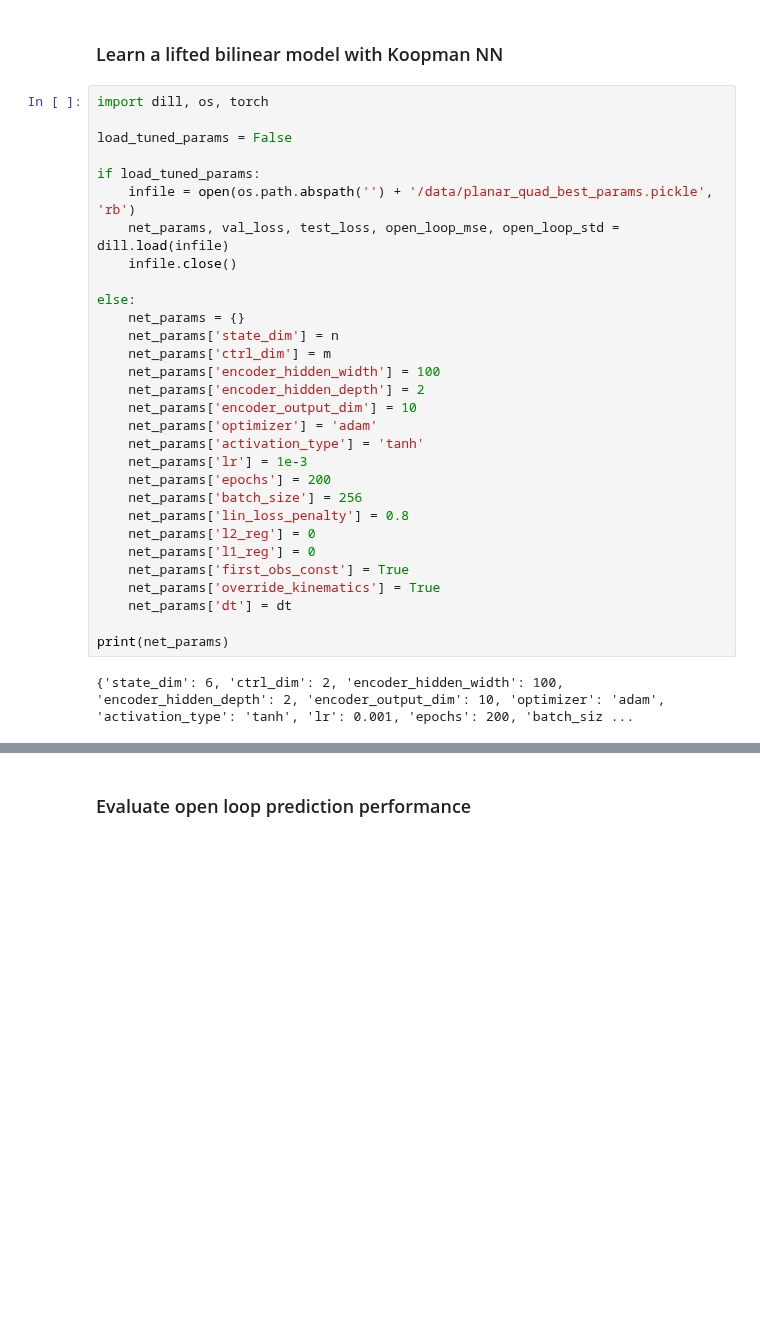
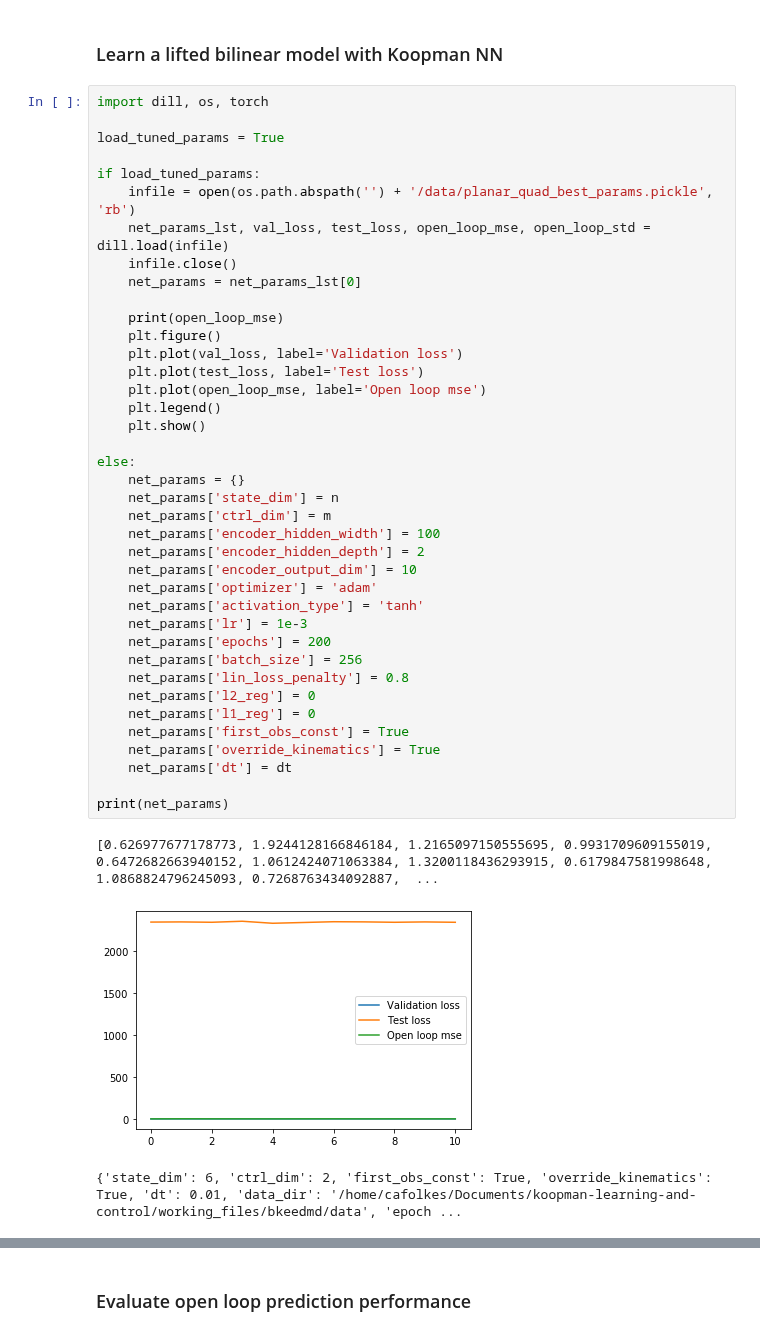
Before and after one commit to Cafolkes/koopman_learning_and_control, a Jupyter notebook: working_files/bkeedmd/planar_quadrotor_learning_mpc_nn.ipynb, the cells around one changed output, grey strips where cells are left out. Cells and saved outputs as stored; diff of their text form; blank space fills up the shorter version.

```diff
--- a/working_files/bkeedmd/planar_quadrotor_learning_mpc_nn.ipynb
+++ b/working_files/bkeedmd/planar_quadrotor_learning_mpc_nn.ipynb
@@ -342,35 +342,46 @@ $\alpha$ bilinear EDMD:  7.23291222610321e-05
 # %%
 import dill, os, torch
 
-load_tuned_params = False
+load_tuned_params = True
 
 if load_tuned_params:
     infile = open(os.path.abspath('') + '/data/planar_quad_best_params.pickle', 'rb')
-    net_params, val_loss, test_loss, open_loop_mse, open_loop_std = dill.load(infile)
+    net_params_lst, val_loss, test_loss, open_loop_mse, open_loop_std = dill.load(infile)
     infile.close()
+    net_params = net_params_lst[0]
+
+    print(open_loop_mse)
+    plt.figure()
+    plt.plot(val_loss, label='Validation loss')
+    plt.plot(test_loss, label='Test loss')
+    plt.plot(open_loop_mse, label='Open loop mse')
+    plt.legend()
+    plt.show()
 
 else:
     net_params = {}
     net_params['state_dim'] = n
     net_params['ctrl_dim'] = m
     net_params['encoder_hidden_width'] = 100
     net_params['encoder_hidden_depth'] = 2
     net_params['encoder_output_dim'] = 10
     net_params['optimizer'] = 'adam'
     net_params['activation_type'] = 'tanh'
     net_params['lr'] = 1e-3
     net_params['epochs'] = 200
     net_params['batch_size'] = 256
     net_params['lin_loss_penalty'] = 0.8
     net_params['l2_reg'] = 0
     net_params['l1_reg'] = 0
     net_params['first_obs_const'] = True
     net_params['override_kinematics'] = True
     net_params['dt'] = dt
 
 print(net_params)
 # %% [output]
-{'state_dim': 6, 'ctrl_dim': 2, 'encoder_hidden_width': 100, 'encoder_hidden_depth': 2, 'encoder_output_dim': 10, 'optimizer': 'adam', 'activation_type': 'tanh', 'lr': 0.001, 'epochs': 200, 'batch_siz ...
+[0.626977677178773, 1.9244128166846184, 1.2165097150555695, 0.9931709609155019, 0.6472682663940152, 1.0612424071063384, 1.3200118436293915, 0.6179847581998648, 1.0868824796245093, 0.7268763434092887,  ...
+[figure, added]
+{'state_dim': 6, 'ctrl_dim': 2, 'first_obs_const': True, 'override_kinematics': True, 'dt': 0.01, 'data_dir': '/home/cafolkes/Documents/koopman-learning-and-control/working_files/bkeedmd/data', 'epoch ...
 # %%
 print(net_params)
 # %% [output]
```
Also changed, not shown: parts of 4 cells of this notebook, 3 other files.
